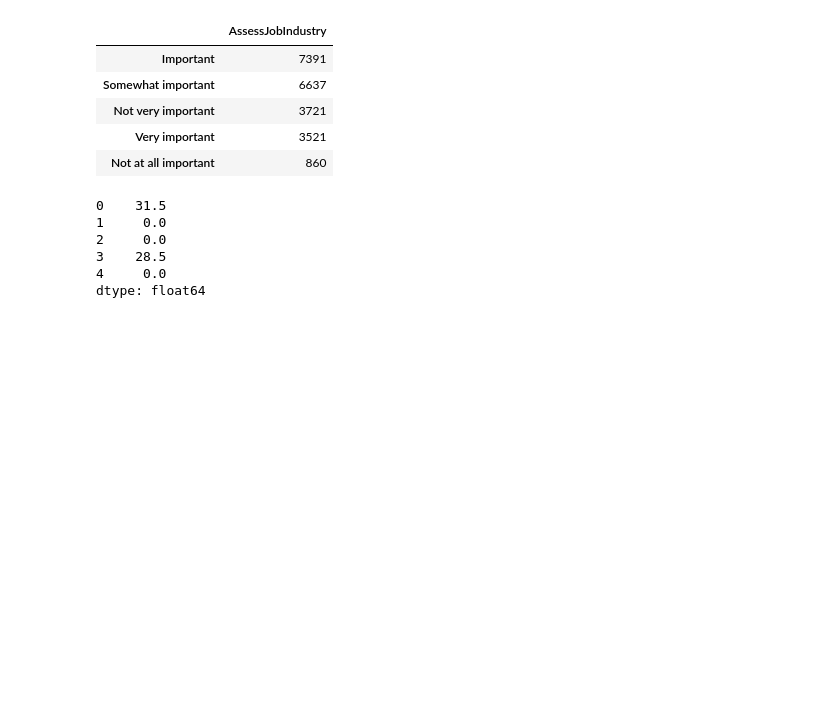
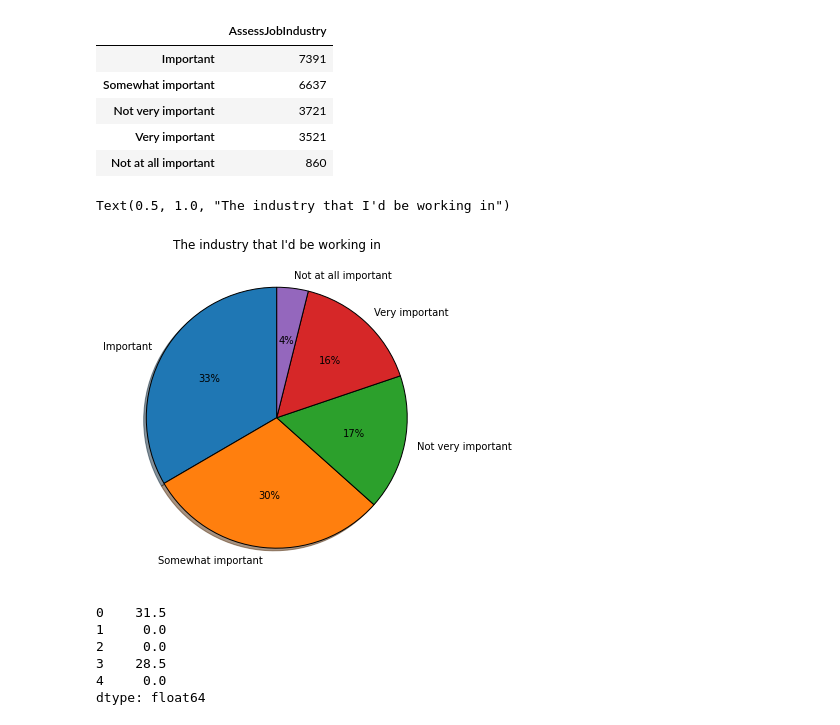
Before and after one commit to g-4-gagan/Developer-data-analysis, a Jupyter notebook: 2.Assess_columns_analysis.ipynb, the cells around one changed output. Cells and saved outputs as stored; diff of their text form; code cells hidden in the pictures; blank space fills up the shorter version.

Commit message:
Assess column analysis

```diff
--- a/Assess_columns_analysis.ipynb
+++ b/2.Assess_columns_analysis.ipynb
@@ -44,3 +49,11 @@ pd.DataFrame(df['AssessJobIndustry'].value_counts())
+# %%
+plt.figure(figsize=(10,6))
+plt.pie(df['AssessJobIndustry'].value_counts(), labels = df['AssessJobIndustry'].value_counts().index,
+        startangle=90, wedgeprops={'edgecolor': 'black'}, autopct='%1.f%%', shadow=True)
+plt.title("The industry that I'd be working in")
+# %% [output]
+Text(0.5, 1.0, "The industry that I'd be working in")
+[figure, added]
 # %%
 def assess_score(cols):
     score = 0
```
Also changed, not shown: parts of 3 cells of this notebook.
